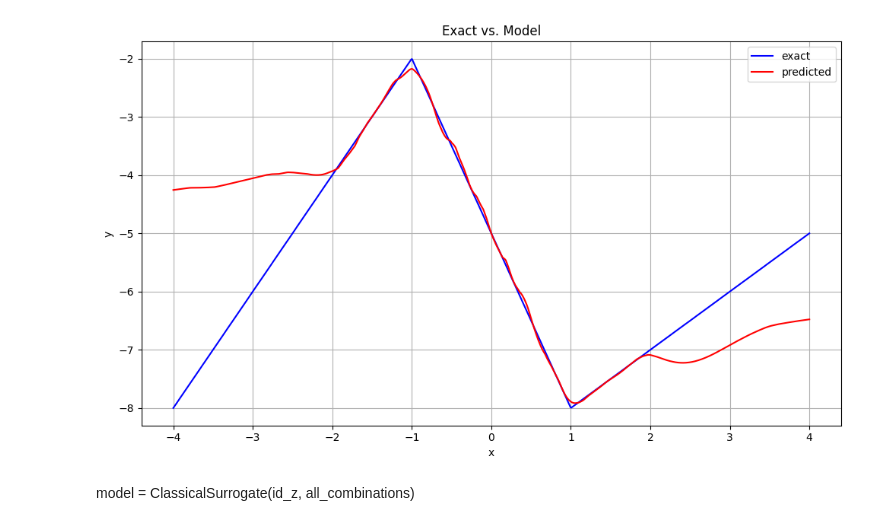
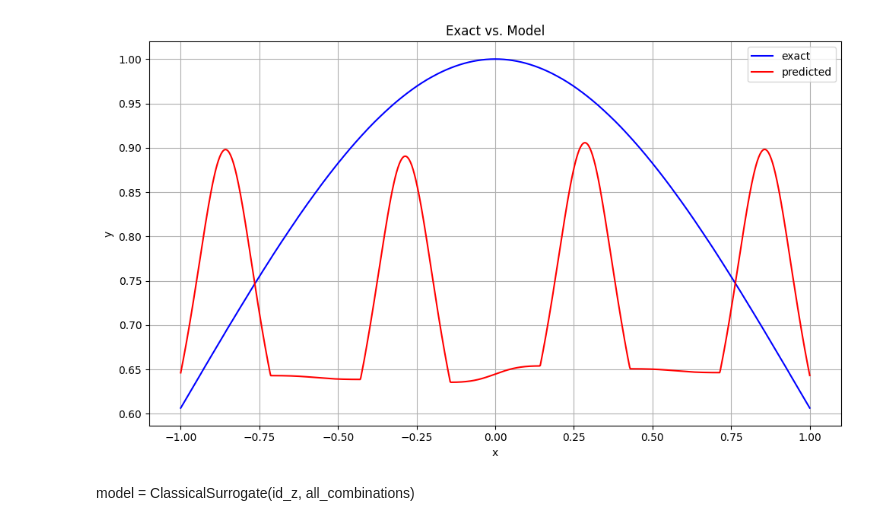
Before and after one commit to MazenAli/QuLearn, a Jupyter notebook: scratch/scratch2.ipynb, the cells around one changed output. Saved outputs shown, nothing was run; the diff lists cells and outputs as text; code cells hidden in the pictures.

```diff
--- a/scratch/scratch2.ipynb
+++ b/scratch/scratch2.ipynb
@@ -668,0 +313,3 @@ Y_valid = torch.tensor(Y_valid, dtype=torch.float64).view(-1, 1)
+# %%
+num_qubits = 3
+var0 = qlayer.AltRotCXLayer(wires=num_qubits, n_layers=3)
@@ -783,9 +1597,11 @@ def high_low(X, low=1.0, high=30.0):
 Y_high_low = add_gaussian_noise(high_low(X))
 # %%
 import matplotlib.pyplot as plt
+
 # Create the scatter plot
-func = piecewise_linear_3segments
-sigma = 0.1
+func = step_function
+func = gaussian
+sigma = 0.01
 Y = add_gaussian_noise(func(X), std=sigma)
 plt.plot(X, Y)
 
@@ -802,11 +1618,11 @@ from torch.utils.data import DataLoader, TensorDataset
 
 # Data
 N_train = 100
-N_valid = 10
-batch_size=25
-X_train = torch.linspace(-2, 2, N_train, dtype=torch.float64).reshape(-1, 1)
+N_valid = 5
+batch_size = 25
+X_train = torch.linspace(-1, 1, N_train, dtype=torch.float64).reshape(-1, 1)
 Y_train = add_gaussian_noise(func(X_train), std=sigma)
-X_valid = torch.linspace(-3, 3, N_valid, dtype=torch.float64).reshape(-1, 1)
+X_valid = torch.linspace(-1, 1, N_valid, dtype=torch.float64).reshape(-1, 1)
 Y_valid = func(X_valid)
 data_train = TensorDataset(X_train, Y_train)
 data_valid = TensorDataset(X_valid, Y_valid)
@@ -857,15 +1669,16 @@ optimizer = Adam(model.parameters(), lr=lr, amsgrad=True)
 loss_fn = torch.nn.MSELoss()
 metric = MeanAbsolutePercentageError()
 # %%
-
 logger = logging.getLogger("train_function")
 logger.setLevel(level=logging.INFO)
 num_epochs = 200
-trainer = SupervisedTrainer(optimizer=optimizer,
-                            loss_fn=loss_fn,
-                            metrics={"MARE": metric},
-                            num_epochs=num_epochs,
-                            logger=logger)
+trainer = SupervisedTrainer(
+    optimizer=optimizer,
+    loss_fn=loss_fn,
+    metrics={"MARE": metric},
+    num_epochs=num_epochs,
+    logger=logger,
+)
 # %%
 # Train
 trainer.train(model, train_data=loader_train, valid_data=loader_valid)
@@ -890,25 +1703,25 @@ INFO:train_function:Validate - Epoch: 200, Loss: 0.649828, Metrics: MARE: 1.2530
 # %%
 # Plotting
-X = torch.linspace(-4, 4, 1000, dtype=torch.float64).reshape(-1, 1)
+X = torch.linspace(-1, 1, 1000, dtype=torch.float64).reshape(-1, 1)
 Y_exact = func(X)
 model.eval()
 with torch.no_grad():
     Y_model = model(X)
-plt.figure(figsize=(10,6))
+plt.figure(figsize=(10, 6))
 plt.plot(X, Y_exact, label="exact", color="blue")
 plt.plot(X, Y_model, label="predicted", color="red")
 
 # Adding title and labels
 plt.title("Exact vs. Model")
 plt.xlabel("x")
 plt.ylabel("y")
 plt.legend()
 
 # Display the plot
 plt.grid(True)
 plt.tight_layout()
 plt.show()
 # %% [output]
-[figure, old version]
+[figure, new version]
 # %%
 from torchmetrics.regression import MeanAbsolutePercentageError
```
Also changed, not shown: parts of 52 cells of this notebook, 2 other files.
